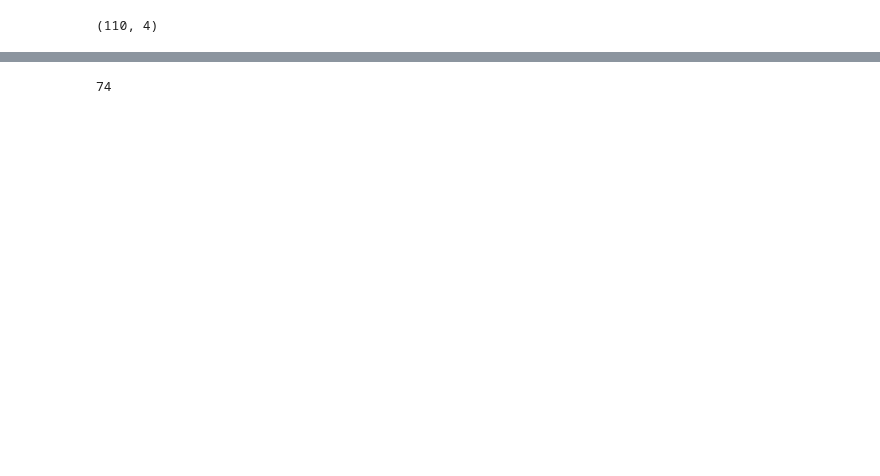
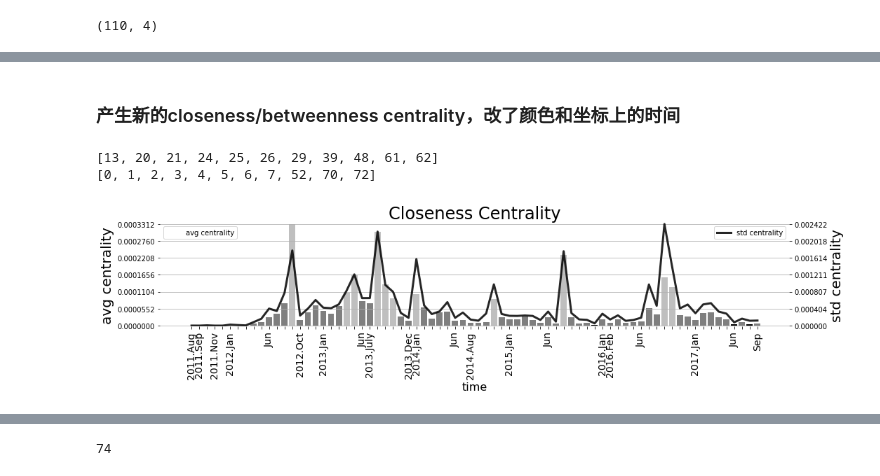
Before and after one commit to yijiawen1203/corruption_project, a Jupyter notebook: whole_network/4 centrality & density evaluation over time plot_edited by yijia 20230520.ipynb, the cells around one changed output, grey strips where cells are left out. Saved outputs shown, nothing was run; the diff lists cells and outputs as text; code cells hidden in the pictures; blank space fills up the shorter version.

```diff
--- a/whole_network/4 centrality & density evaluation over time plot_edited by yijia 20230520.ipynb
+++ b/whole_network/4 centrality & density evaluation over time plot_edited by yijia 20230520.ipynb
@@ -937,0 +567,9 @@ centrality_density_plot_x_axis2_color(graph_stats, random_walk_bc_stats, idxes,
+# %% [markdown]
+### 产生新的closeness/betweenness centrality，改了颜色和坐标上的时间
+# %%
+title = 'Closeness Centrality'
+centrality_density_plot_x_axis2_color(graph_stats, closeness_stats, idxes, idx_labels, label_colors, title, start_idx=36)
+# %% [output]
+[13, 20, 21, 24, 25, 26, 29, 39, 48, 61, 62]
+[0, 1, 2, 3, 4, 5, 6, 7, 52, 70, 72]
+[figure, added]
```
Also changed, not shown: parts of 20 cells of this notebook.
